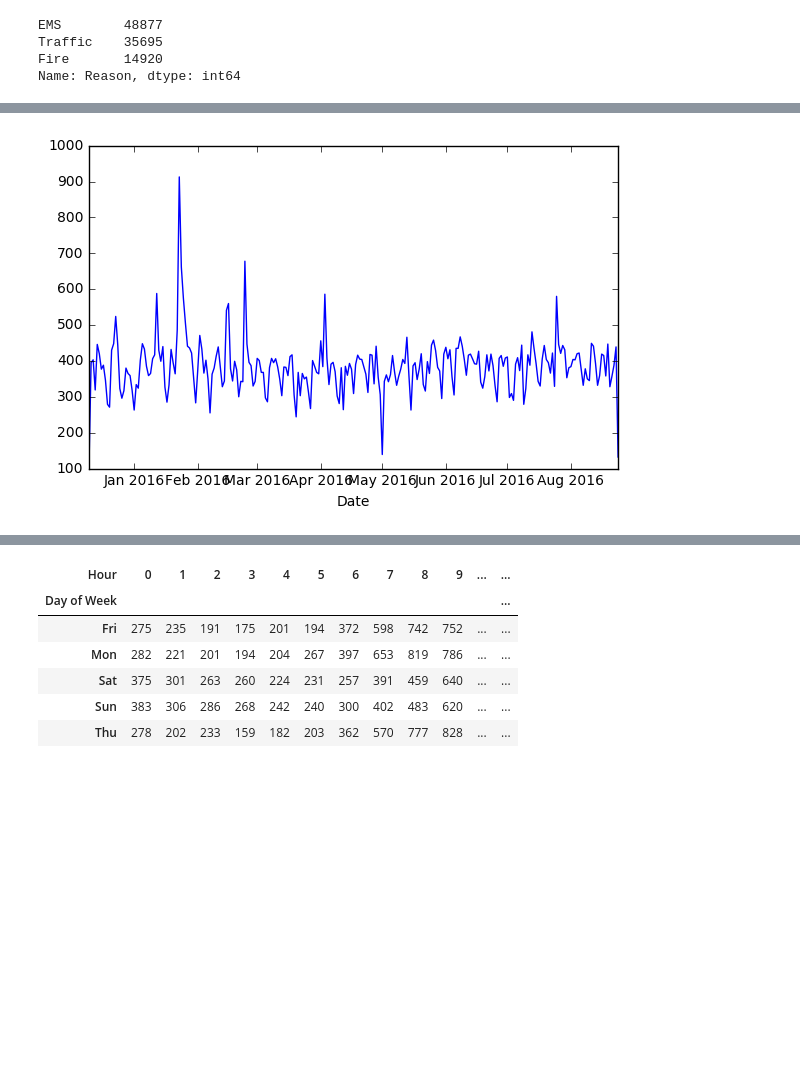
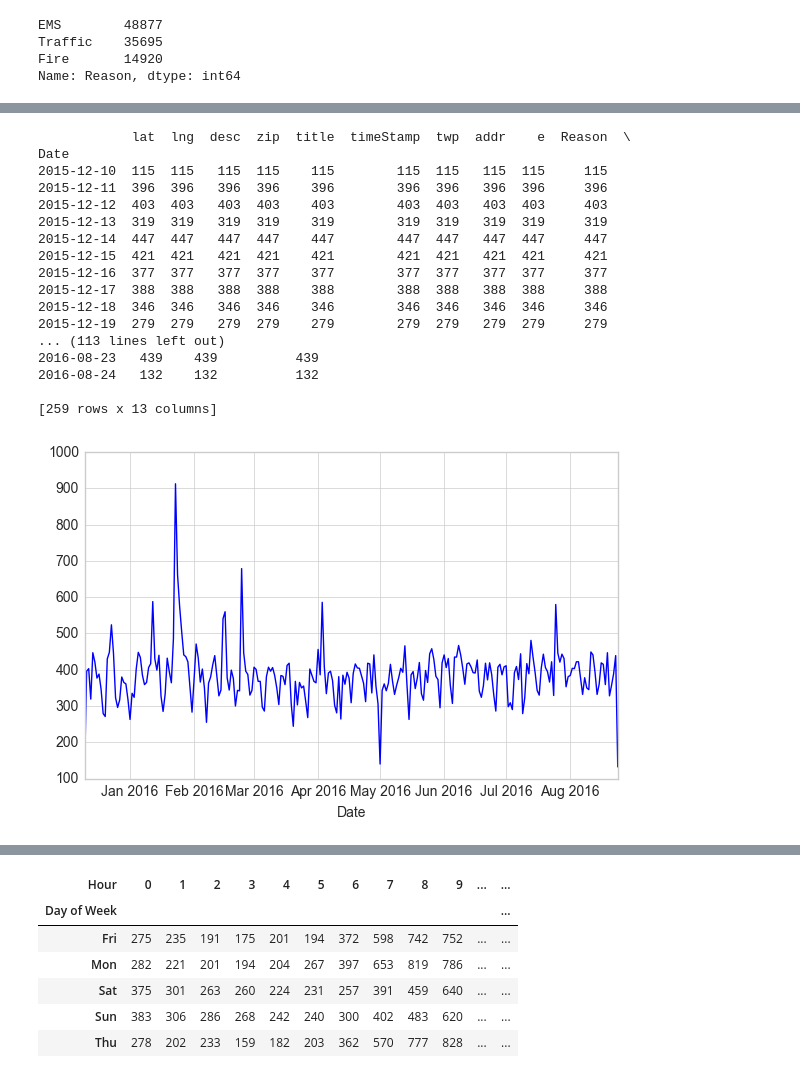
Before and after one commit to anushag24/mini, a Jupyter notebook: mini.ipynb, the cells around one changed output, grey strips where cells are left out. Drawn from its saved outputs; the diff is of its cells as text; code cells hidden in the pictures; blank space fills up the shorter version.

```diff
--- a/mini.ipynb
+++ b/mini.ipynb
@@ -1,6 +1,10 @@
 # %%
 import numpy as np
 import pandas as pd
+import seaborn as sns
+import matplotlib.pyplot as plt
+sns.set_style('whitegrid')
+%matplotlib inline
 # %%
 df=pd.read_csv('disastergov.csv')
 # %%
@@ -135,6 +178,23 @@ sns.lmplot(x='Month',y='twp',data=byMonth.reset_index())
 # %%
 df['Date']=df['timeStamp'].apply(lambda p:p.date())
-df.groupby('Date').count()['twp'].plot()
-plt.tight_layout()
+df1=df.groupby('Date').count()
+print(df1)
 # %% [output]
+            lat  lng  desc  zip  title  timeStamp  twp  addr    e  Reason  \
+Date
+2015-12-10  115  115   115  115    115        115  115   115  115     115
+2015-12-11  396  396   396  396    396        396  396   396  396     396
+2015-12-12  403  403   403  403    403        403  403   403  403     403
+2015-12-13  319  319   319  319    319        319  319   319  319     319
+2015-12-14  447  447   447  447    447        447  447   447  447     447
+2015-12-15  421  421   421  421    421        421  421   421  421     421
+2015-12-16  377  377   377  377    377        377  377   377  377     377
+2015-12-17  388  388   388  388    388        388  388   388  388     388
+2015-12-18  346  346   346  346    346        346  346   346  346     346
+2015-12-19  279  279   279  279    279        279  279   279  279     279
+... (113 lines left out)
+2016-08-23   439    439          439
+2016-08-24   132    132          132
+
+[259 rows x 13 columns]
-[figure, old version]
+[figure, new version]
```
Also changed, not shown: parts of 23 cells of this notebook.
